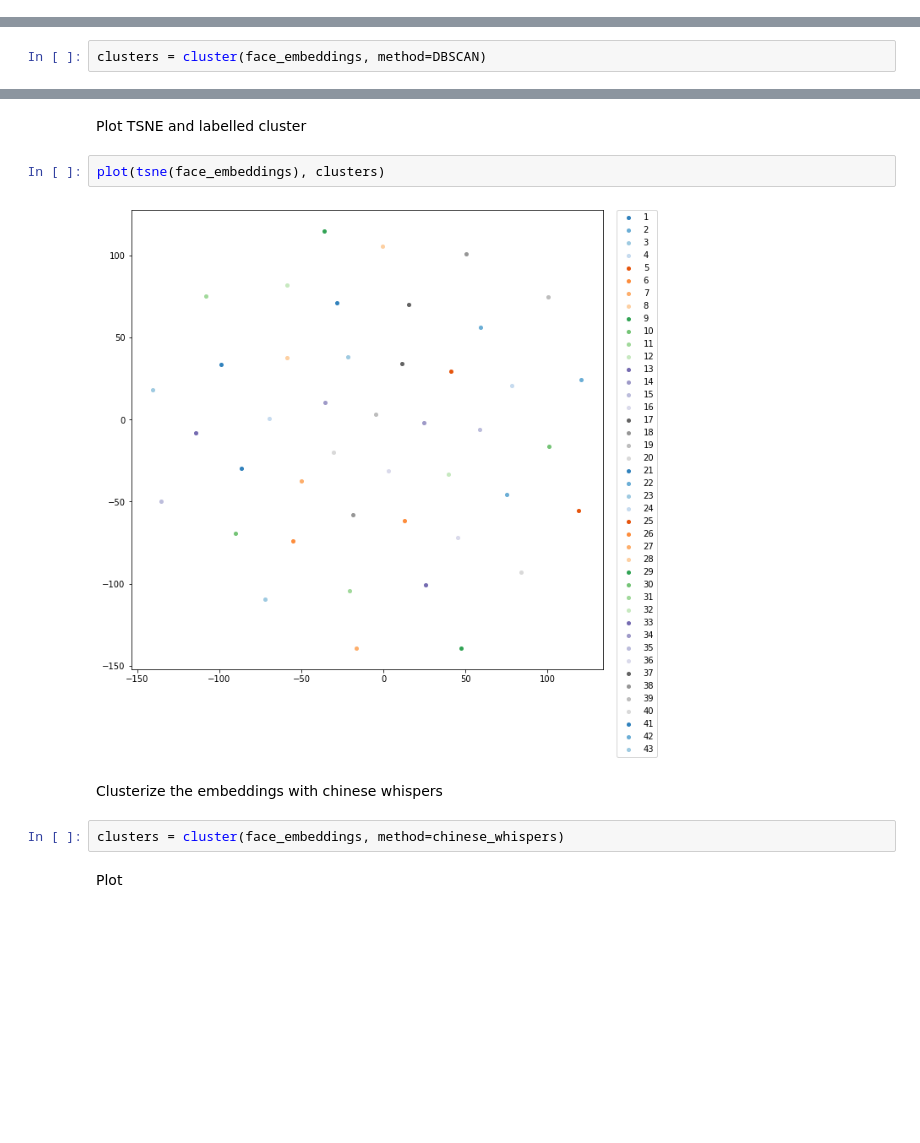
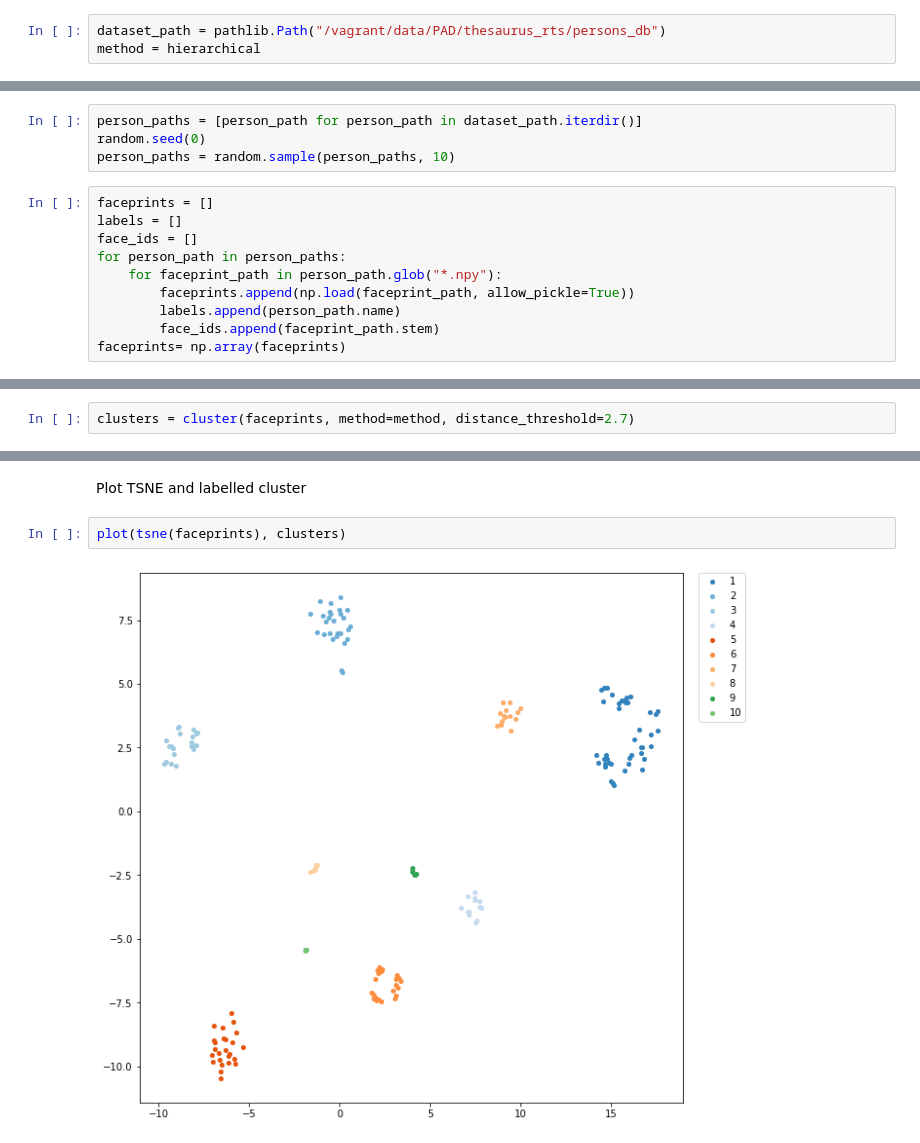
Before and after one commit to ebu/benchmark-face-reco, a Jupyter notebook: notebooks/clustering.ipynb, the cells around one changed output, grey strips where cells are left out. Drawn from its saved outputs; the diff is of its cells as text; blank space fills up the shorter version.

Commit message:
Added plots and metrics

```diff
--- a/notebooks/clustering.ipynb
+++ b/notebooks/clustering.ipynb
@@ -13,2 +44,5 @@ import numpy as np
+# %%
+dataset_path = pathlib.Path("/vagrant/data/PAD/thesaurus_rts/persons_db")
+method = hierarchical
 # %% [markdown]
 Load the numpy array containg the embeddings
@@ -17,4 +49,18 @@ face_embeddings = np.random.rand(43, 128) # 43 embeddings with a 128 shape
+# %%
+person_paths = [person_path for person_path in dataset_path.iterdir()]
+random.seed(0)
+person_paths = random.sample(person_paths, 10)
+# %%
+faceprints = []
+labels = []
+face_ids = []
+for person_path in person_paths:
+    for faceprint_path in person_path.glob("*.npy"):
+        faceprints.append(np.load(faceprint_path, allow_pickle=True))
+        labels.append(person_path.name)
+        face_ids.append(faceprint_path.stem)
+faceprints= np.array(faceprints)
 # %% [markdown]
 Clusterize the embeddings with DBSCAN
 # %%
-clusters = cluster(face_embeddings, method=DBSCAN)
+clusters = cluster(faceprints, method=method, distance_threshold=2.7)
@@ -21,12 +93,6 @@ clusters = cluster(face_embeddings, method=DBSCAN)
 # %% [markdown]
 Plot TSNE and labelled cluster
 # %%
-plot(tsne(face_embeddings), clusters)
+plot(tsne(faceprints), clusters)
 # %% [output]
-[figure, old version]
+[figure, new version]
-# %% [markdown]
-Clusterize the embeddings with chinese whispers
-# %%
-clusters = cluster(face_embeddings, method=chinese_whispers)
-# %% [markdown]
-Plot
```
Also changed, not shown: parts of 11 cells of this notebook, 4 other files.
